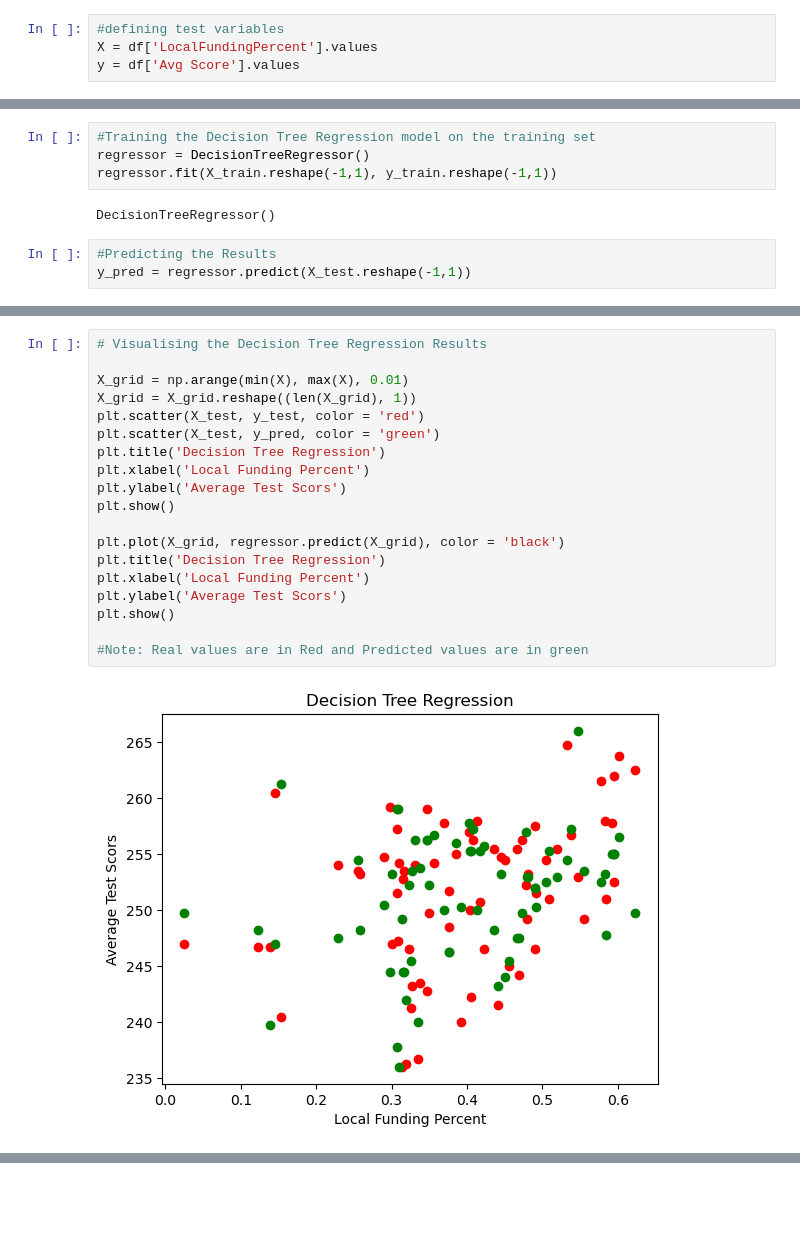
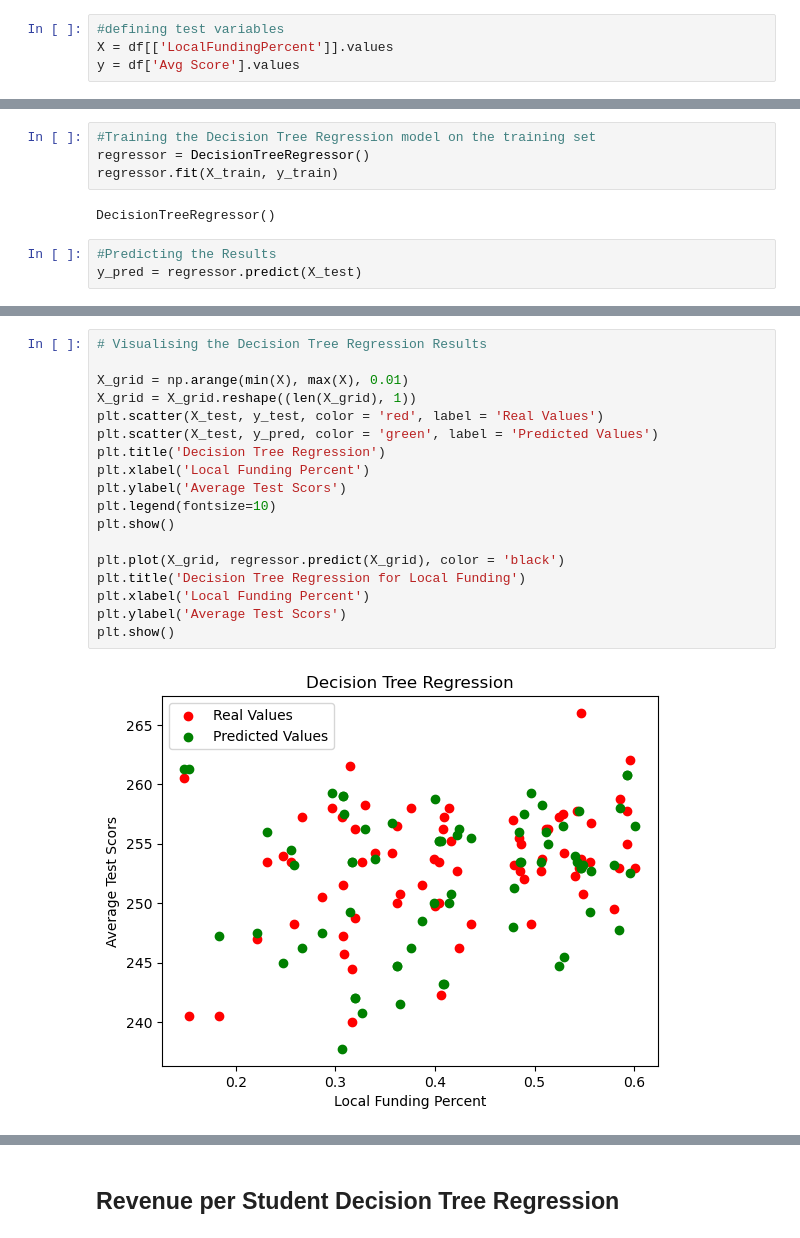
Before and after one commit to alecabrera27/US_Educational_Funding, a Jupyter notebook: Machine Learning/Decision_Tree_Regression.ipynb, the cells around one changed output, grey strips where cells are left out. Cells and saved outputs as stored; diff of their text form; blank space fills up the shorter version.

```diff
--- a/Machine Learning/Decision_Tree_Regression.ipynb
+++ b/Machine Learning/Decision_Tree_Regression.ipynb
@@ -105,7 +105,7 @@ See the caveats in the documentation: https://pandas.pydata.org/pandas-docs/stab
 ## Local Funding Decision Tree Regression
 # %%
 #defining test variables
-X = df['LocalFundingPercent'].values
+X = df[['LocalFundingPercent']].values
 y = df['Avg Score'].values
 # %%
 #Splitting the dataset into the Training set and Test set
@@ -113,11 +113,11 @@ X_train, X_test, y_train, y_test = train_test_split(X, y, test_size = 0.20)
 # %%
 #Training the Decision Tree Regression model on the training set
 regressor = DecisionTreeRegressor()
-regressor.fit(X_train.reshape(-1,1), y_train.reshape(-1,1))
+regressor.fit(X_train, y_train)
 # %% [output]
 DecisionTreeRegressor()
 # %%
 #Predicting the Results
-y_pred = regressor.predict(X_test.reshape(-1,1))
+y_pred = regressor.predict(X_test)
 # %%
 #Comparing the Real Values with Predicted Values
@@ -133,21 +133,20 @@ local_df.head()
 # %%
 # Visualising the Decision Tree Regression Results
 
 X_grid = np.arange(min(X), max(X), 0.01)
 X_grid = X_grid.reshape((len(X_grid), 1))
-plt.scatter(X_test, y_test, color = 'red')
-plt.scatter(X_test, y_pred, color = 'green')
+plt.scatter(X_test, y_test, color = 'red', label = 'Real Values')
+plt.scatter(X_test, y_pred, color = 'green', label = 'Predicted Values')
 plt.title('Decision Tree Regression')
 plt.xlabel('Local Funding Percent')
 plt.ylabel('Average Test Scors')
+plt.legend(fontsize=10)
 plt.show()
 
 plt.plot(X_grid, regressor.predict(X_grid), color = 'black')
-plt.title('Decision Tree Regression')
+plt.title('Decision Tree Regression for Local Funding')
 plt.xlabel('Local Funding Percent')
 plt.ylabel('Average Test Scors')
 plt.show()
-
-#Note: Real values are in Red and Predicted values are in green
 # %% [output]
-[figure, old version]
+[figure, new version]
@@ -154,0 +154,2 @@ plt.show()
+# %% [markdown]
+## Revenue per Student Decision Tree Regression
```
Also changed, not shown: parts of 8 cells of this notebook, 3 other files.
